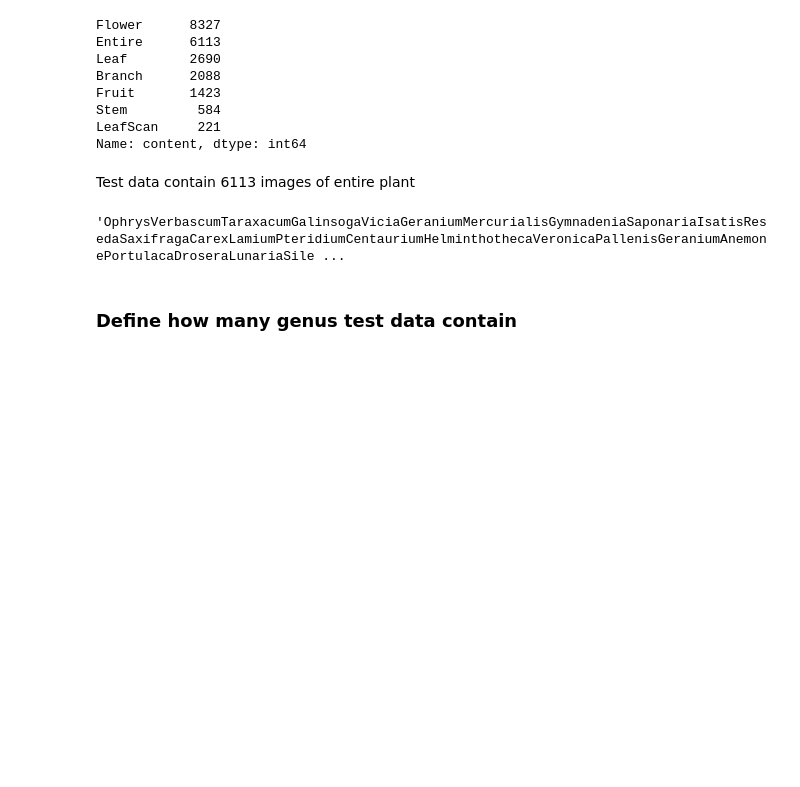
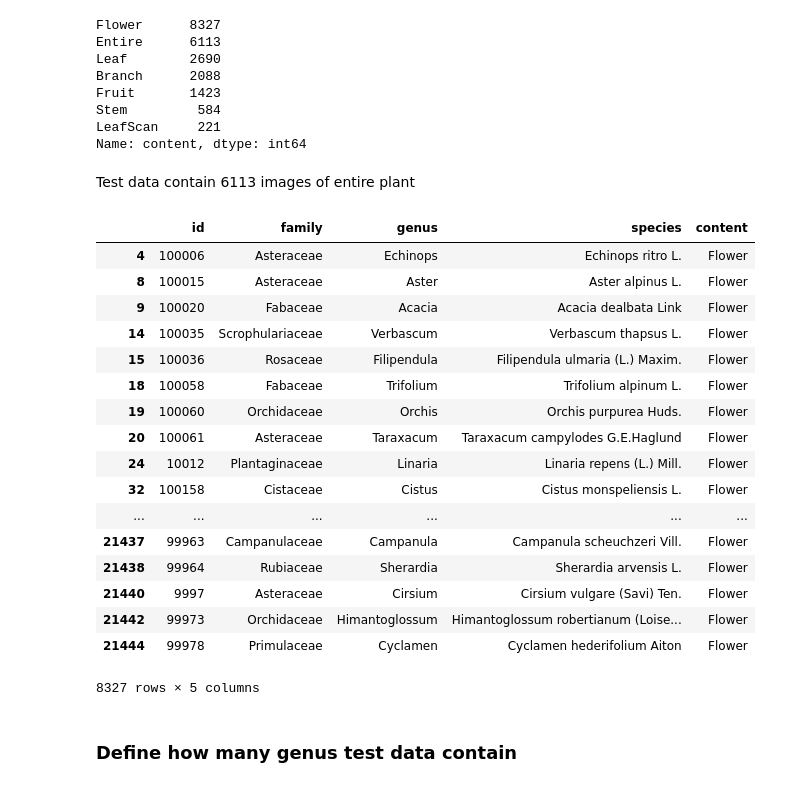
Before and after one commit to JoshEagle/plantbase, a Jupyter notebook: notebooks/test_dataset_exploration.ipynb, the cells around one changed output. Cells and saved outputs as stored; diff of their text form; code cells hidden in the pictures; blank space fills up the shorter version.

```diff
--- a/notebooks/test_dataset_exploration.ipynb
+++ b/notebooks/test_dataset_exploration.ipynb
@@ -78,9 +78,26 @@ Test data contain 6113 images of entire plant
 # %%
 #sdf_plants.groupby('genus')['content'].sum[1]
 # %%
-df_plants[df_plants['content']=='Entire']['genus'].sum()
+df_plants[df_plants['content']=='Flower']
 # %% [output]
+|  | id | family | genus | species | content |
+| 4 | 100006 | Asteraceae | Echinops | Echinops ritro L. | Flower |
+| 8 | 100015 | Asteraceae | Aster | Aster alpinus L. | Flower |
+| 9 | 100020 | Fabaceae | Acacia | Acacia dealbata Link | Flower |
+| 14 | 100035 | Scrophulariaceae | Verbascum | Verbascum thapsus L. | Flower |
+| 15 | 100036 | Rosaceae | Filipendula | Filipendula ulmaria (L.) Maxim. | Flower |
+| 18 | 100058 | Fabaceae | Trifolium | Trifolium alpinum L. | Flower |
+| 19 | 100060 | Orchidaceae | Orchis | Orchis purpurea Huds. | Flower |
+| 20 | 100061 | Asteraceae | Taraxacum | Taraxacum campylodes G.E.Haglund | Flower |
+| 24 | 10012 | Plantaginaceae | Linaria | Linaria repens (L.) Mill. | Flower |
+| 32 | 100158 | Cistaceae | Cistus | Cistus monspeliensis L. | Flower |
+| ... | ... | ... | ... | ... | ... |
+| 21437 | 99963 | Campanulaceae | Campanula | Campanula scheuchzeri Vill. | Flower |
+| 21438 | 99964 | Rubiaceae | Sherardia | Sherardia arvensis L. | Flower |
+| 21440 | 9997 | Asteraceae | Cirsium | Cirsium vulgare (Savi) Ten. | Flower |
+| 21442 | 99973 | Orchidaceae | Himantoglossum | Himantoglossum robertianum (Loise... | Flower |
+| 21444 | 99978 | Primulaceae | Cyclamen | Cyclamen hederifolium Aiton | Flower |
-'OphrysVerbascumTaraxacumGalinsogaViciaGeraniumMercurialisGymnadeniaSaponariaIsatisResedaSaxifragaCarexLamiumPteridiumCentauriumHelminthothecaVeronicaPallenisGeraniumAnemonePortulacaDroseraLunariaSile ...
+8327 rows × 5 columns
 # %% [markdown]
 ### Define how many genus test data contain
 # %%
```
Also changed, not shown: parts of 1 cell of this notebook, 4 other files.
